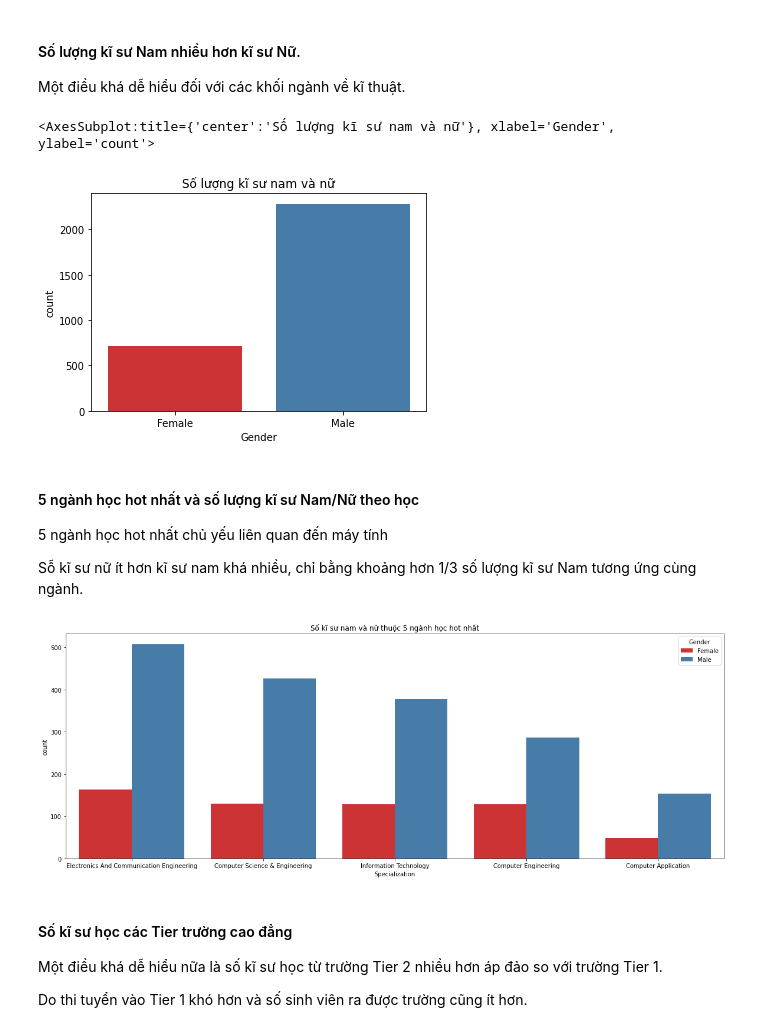
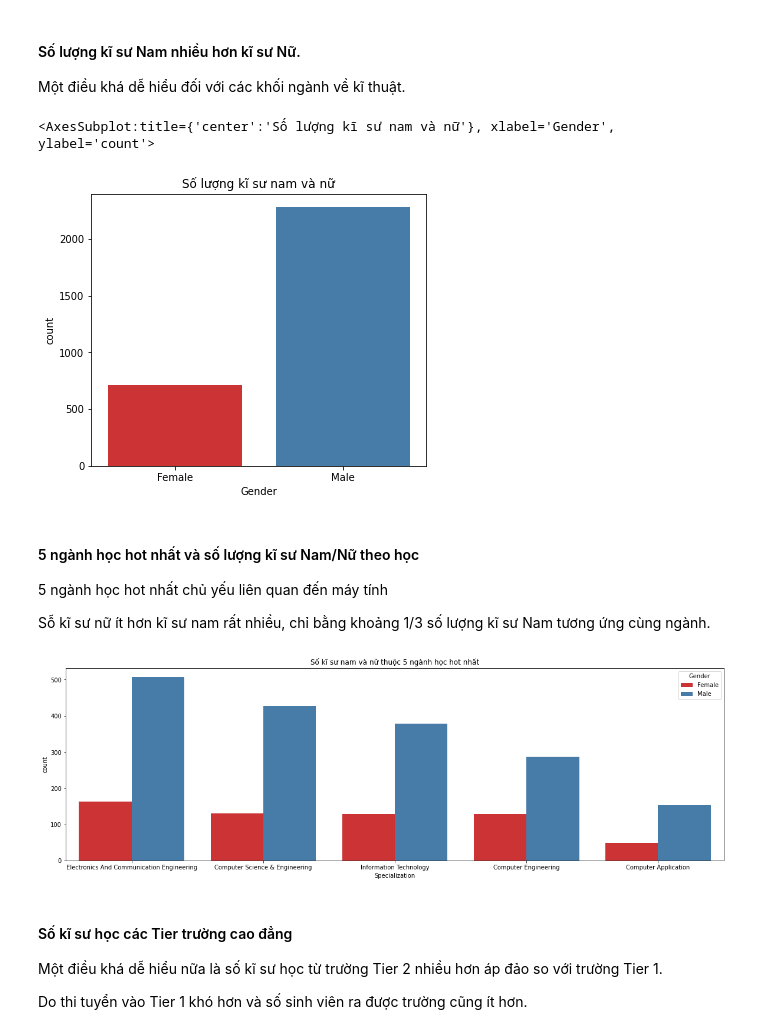
Before and after one commit to phuocleoceo/Bootstrap-Sampling, a Jupyter notebook: code.ipynb, the cells around one changed output. Saved outputs shown, nothing was run; the diff lists cells and outputs as text; code cells hidden in the pictures.

```diff
--- a/code.ipynb
+++ b/code.ipynb
@@ -132,24 +171,25 @@ Bootstrap_Statistic(1000, 5000, 90)
 
 Một điều khá dễ hiểu đối với các khối ngành về kĩ thuật.
 # %%
+plt.figure(figsize=(6, 5))
 plt.title("Số lượng kĩ sư nam và nữ")
 sns.countplot(x="Gender", data=dataset, palette="Set1")
 # %% [output]
 <AxesSubplot:title={'center':'Số lượng kĩ sư nam và nữ'}, xlabel='Gender', ylabel='count'>
-[figure, old version]
+[figure, new version]
 # %% [markdown]
 #### 5 ngành học hot nhất và số lượng kĩ sư Nam/Nữ theo học
 5 ngành học hot nhất chủ yếu liên quan đến máy tính
 
-Sỗ kĩ sư nữ ít hơn kĩ sư nam khá nhiều, chỉ bằng khoảng hơn 1/3 số lượng kĩ sư Nam tương ứng cùng ngành.
+Sỗ kĩ sư nữ ít hơn kĩ sư nam rất nhiều, chỉ bằng khoảng 1/3 số lượng kĩ sư Nam tương ứng cùng ngành.
 # %%
-plt.figure(figsize=(20, 7))
+plt.figure(figsize=(20, 6))
 plt.title("Số kĩ sư nam và nữ thuộc 5 ngành học hot nhất")
 # Dùng thuộc tính order để giới hạn số lượng Group được vẽ ra
 plot = sns.countplot(data=dataset, x="Specialization", hue="Gender", palette="Set1",
               order=pd.value_counts(dataset["Specialization"]).iloc[:5].index)
 # %% [output]
-[figure, old version]
+[figure, new version]
 # %% [markdown]
 #### Số kĩ sư học các Tier trường cao đẳng
 Một điều khá dễ hiểu nữa là số kĩ sư học từ trường Tier 2 nhiều hơn áp đảo so với trường Tier 1.
```
Also changed, not shown: parts of 18 cells of this notebook, 1 other file.
